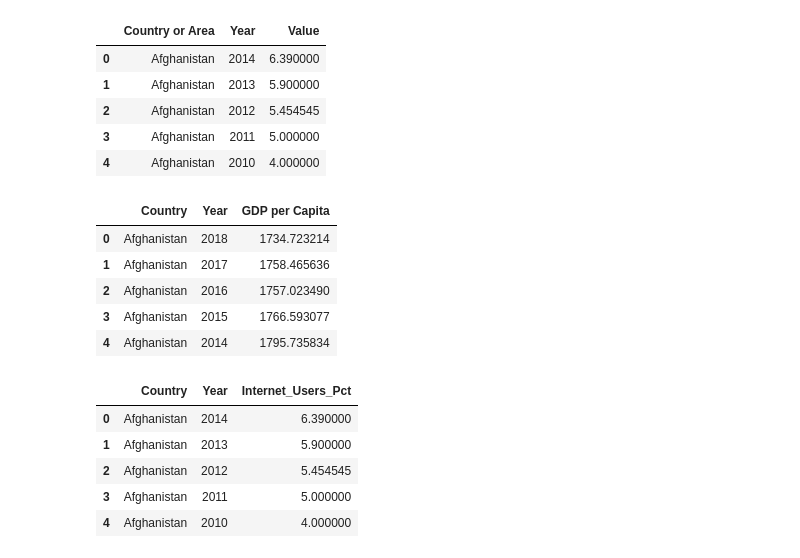
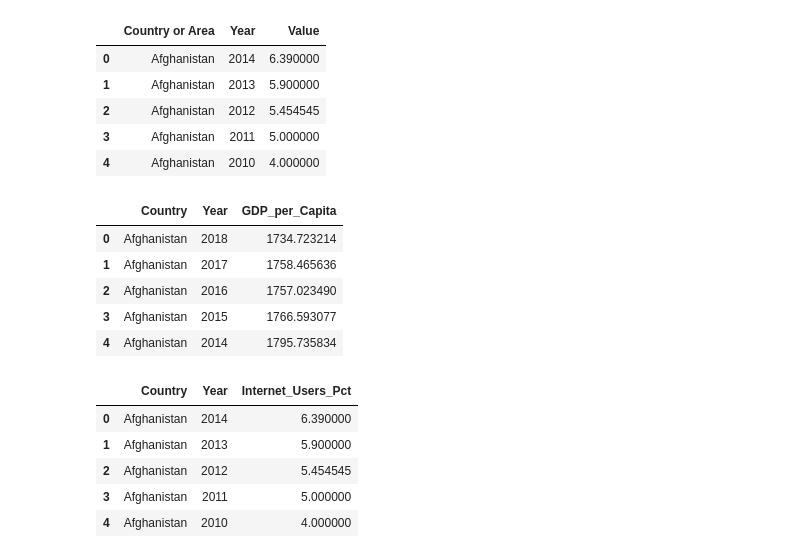
Before and after one commit to mtylerrobbins/gdp-and-internet-usage, a Jupyter notebook: notebooks/Untitled.ipynb, the cells around one changed output. Drawn from its saved outputs; the diff is of its cells as text; code cells hidden in the pictures.

```diff
--- a/notebooks/Untitled.ipynb
+++ b/notebooks/Untitled.ipynb
@@ -85,10 +109,11 @@ internet_df.head()
 | 3 | Afghanistan | 2011 | 5.000000 |
 | 4 | Afghanistan | 2010 | 4.000000 |
 # %%
-gdp_df = gdp_df.rename(columns = {"Country or Area":"Country", "Year":"Year","Value":"GDP per Capita"})
+#Change the columns for the GDP Per Capita data frame to ‘Country’, ‘Year’, and ‘GDP_Per_Capita’.
+gdp_df = gdp_df.rename(columns = {"Country or Area":"Country","Value":"GDP_per_Capita"})
 gdp_df.head()
 # %% [output]
-|  | Country | Year | GDP per Capita |
+|  | Country | Year | GDP_per_Capita |
 | 0 | Afghanistan | 2018 | 1734.723214 |
 | 1 | Afghanistan | 2017 | 1758.465636 |
 | 2 | Afghanistan | 2016 | 1757.023490 |
```
Also changed, not shown: parts of 50 cells of this notebook.
